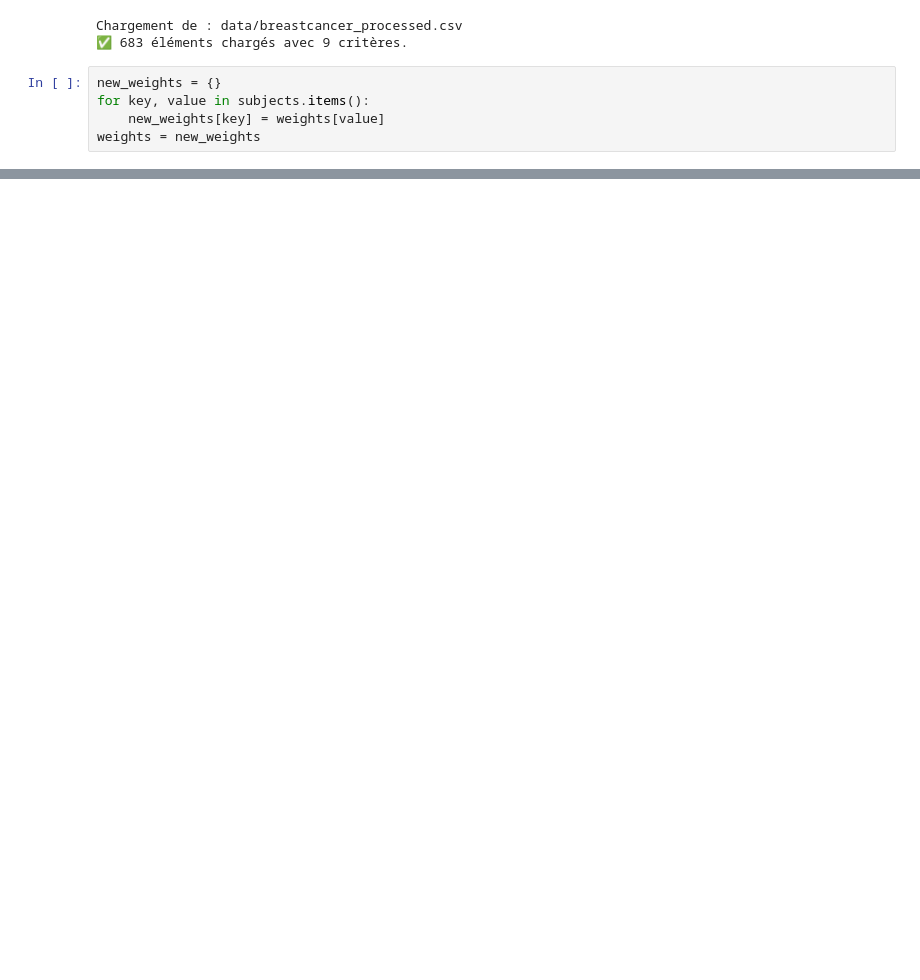
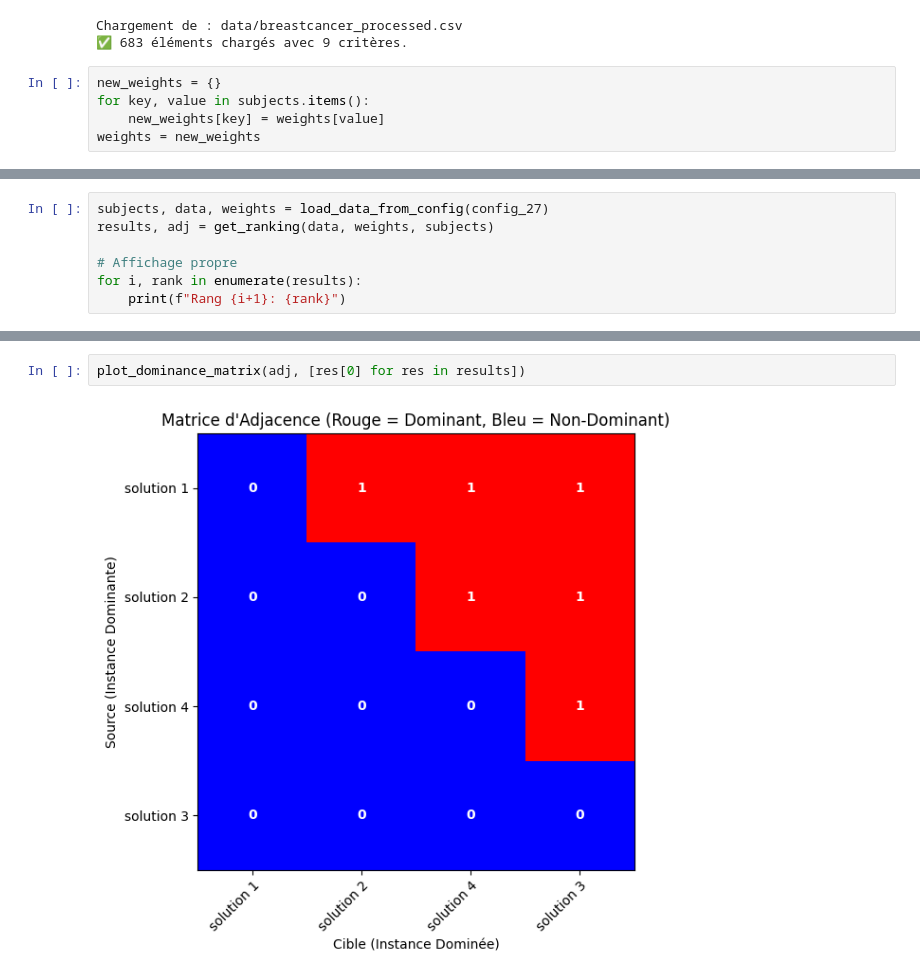
Before and after one commit to maxmaxou2/sdp_gurobi_explainability, a Jupyter notebook: answer.ipynb, the cells around one changed output, grey strips where cells are left out. Cells and saved outputs as stored; diff of their text form; blank space fills up the shorter version.

```diff
--- a/answer.ipynb
+++ b/answer.ipynb
@@ -889,0 +919,7 @@ for i, rank in enumerate(results):
+# %%
+subjects, data, weights = load_data_from_config(config_27)
+results, adj = get_ranking(data, weights, subjects)
+
+# Affichage propre
+for i, rank in enumerate(results):
+    print(f"Rang {i+1}: {rank}")
@@ -889,0 +959,4 @@ for i, rank in enumerate(results):
+# %%
+plot_dominance_matrix(adj, [res[0] for res in results])
+# %% [output]
+[figure, added]
```
Also changed, not shown: parts of 17 cells of this notebook, 1 other file.
